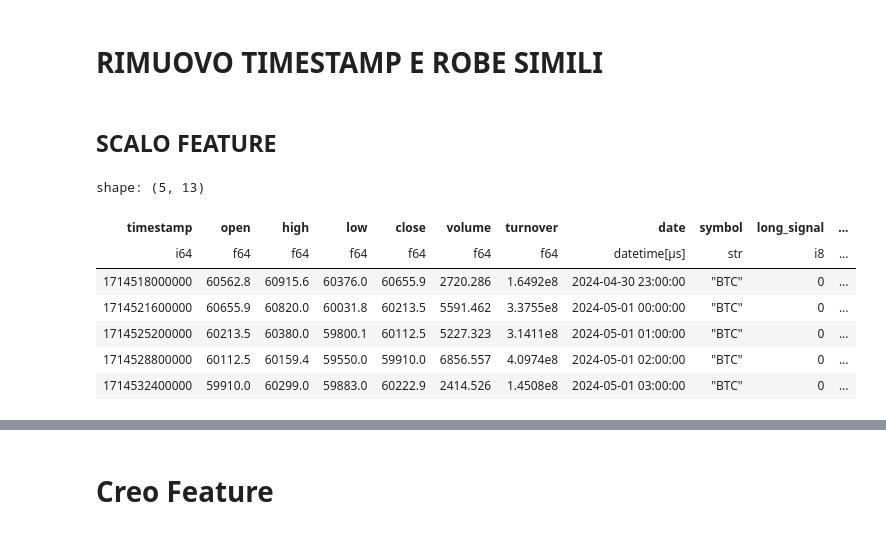
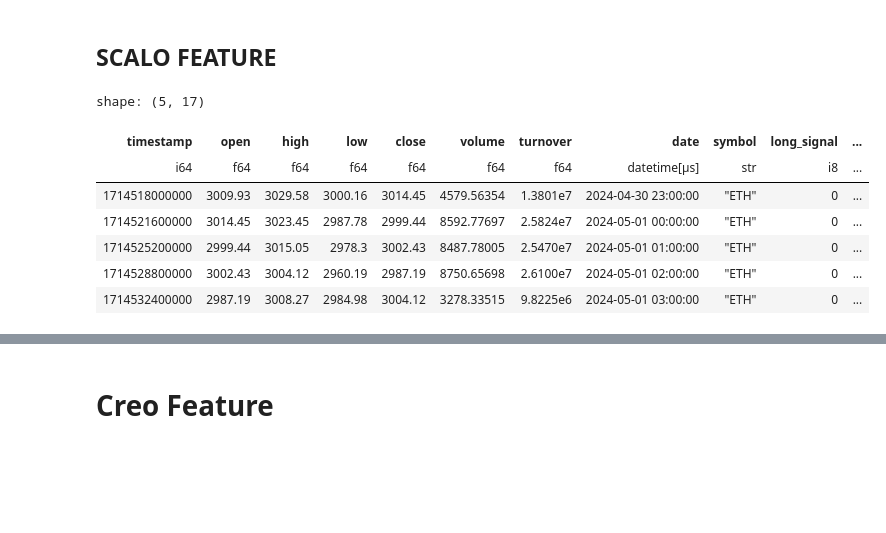
Before and after one commit to manuorlandi/FinancialPython, a Jupyter notebook: BYBIT.ipynb, the cells around one changed output, grey strips where cells are left out. Saved outputs shown, nothing was run; the diff lists cells and outputs as text; code cells hidden in the pictures; blank space fills up the shorter version.

```diff
--- a/BYBIT.ipynb
+++ b/BYBIT.ipynb
@@ -214,13 +270,13 @@ print(tickers)
 # %%
 start = int(dt.datetime(2024, 5, 1).timestamp()* 1000)
 interval = 60
-symbols_list = ["ETHUSDT", "BTCUSDT"]
+symbols_list = ["ETHUSDT" ] # , "BTCUSDT"]
 
 df_orig = pl.DataFrame()
 for symbol in symbols_list:
     print(f"Collecting data for {symbol}")
     tmp_df = get_data_from(
-        category='linear',
+        category='spot',
         symbol=symbol,
         start=start,
         end=None,
@@ -232,7 +288,7 @@ for symbol in symbols_list:
 
     df_orig = df_orig.vstack(tmp_df)
 
-df_orig.head()
+df_orig.tail()
 # %% [output]
 Collecting data for ETHUSDT
 Collecting data starting 2024-05-09 07:00:00
@@ -280,2 +341,0 @@ shape: (10, 11)
-# %% [markdown]
-# RIMUOVO TIMESTAMP E ROBE SIMILI
@@ -305,31 +344,29 @@ df_btc = scale_features(df_btc, ["close"])
 # %%
 # Create a list to store the processed dataframes
 processed_dfs = []
 
 for symbol in df["symbol"].unique():
     # Filter the dataframe for the current symbol
     tmp_df = df.filter(pl.col("symbol") == symbol)
-
     # Apply scale_features to the filtered dataframe
-    tmp_df = scale_features(tmp_df, ["close"])
-
+    tmp_df = scale_features(tmp_df, ["close", "volume", "turnover"])
     # Append the processed dataframe to the list
     processed_dfs.append(tmp_df)
 
 # Concatenate all processed dataframes
 df = pl.concat(processed_dfs)
 
 # Drop any null values that might have been introduced
 df = df.drop_nulls()
 
 # Display the first few rows of the updated dataframe
 df.head()
 # %% [output]
-shape: (5, 13)
+shape: (5, 17)
 | timestamp | open | high | low | close | volume | turnover | date | symbol | long_signal | ... |
 | i64 | f64 | f64 | f64 | f64 | f64 | f64 | datetime[μs] | str | i8 | ... |
-| 1714518000000 | 60562.8 | 60915.6 | 60376.0 | 60655.9 | 2720.286 | 1.6492e8 | 2024-04-30 23:00:00 | "BTC" | 0 | ... |
-| 1714521600000 | 60655.9 | 60820.0 | 60031.8 | 60213.5 | 5591.462 | 3.3755e8 | 2024-05-01 00:00:00 | "BTC" | 0 | ... |
-| 1714525200000 | 60213.5 | 60380.0 | 59800.1 | 60112.5 | 5227.323 | 3.1411e8 | 2024-05-01 01:00:00 | "BTC" | 0 | ... |
-| 1714528800000 | 60112.5 | 60159.4 | 59550.0 | 59910.0 | 6856.557 | 4.0974e8 | 2024-05-01 02:00:00 | "BTC" | 0 | ... |
-| 1714532400000 | 59910.0 | 60299.0 | 59883.0 | 60222.9 | 2414.526 | 1.4508e8 | 2024-05-01 03:00:00 | "BTC" | 0 | ... |
+| 1714518000000 | 3009.93 | 3029.58 | 3000.16 | 3014.45 | 4579.56354 | 1.3801e7 | 2024-04-30 23:00:00 | "ETH" | 0 | ... |
+| 1714521600000 | 3014.45 | 3023.45 | 2987.78 | 2999.44 | 8592.77697 | 2.5824e7 | 2024-05-01 00:00:00 | "ETH" | 0 | ... |
+| 1714525200000 | 2999.44 | 3015.05 | 2978.3 | 3002.43 | 8487.78005 | 2.5470e7 | 2024-05-01 01:00:00 | "ETH" | 0 | ... |
+| 1714528800000 | 3002.43 | 3004.12 | 2960.19 | 2987.19 | 8750.65698 | 2.6100e7 | 2024-05-01 02:00:00 | "ETH" | 0 | ... |
+| 1714532400000 | 2987.19 | 3008.27 | 2984.98 | 3004.12 | 3278.33515 | 9.8225e6 | 2024-05-01 03:00:00 | "ETH" | 0 | ... |
```
Also changed, not shown: parts of 25 cells of this notebook, 2 other files.
